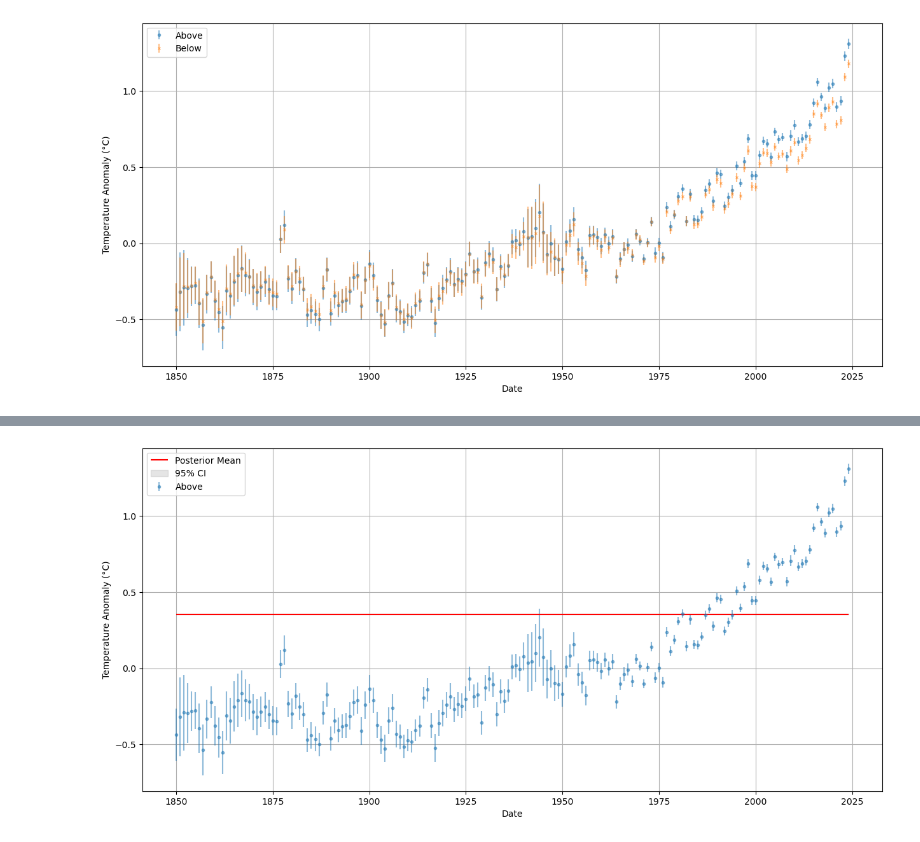
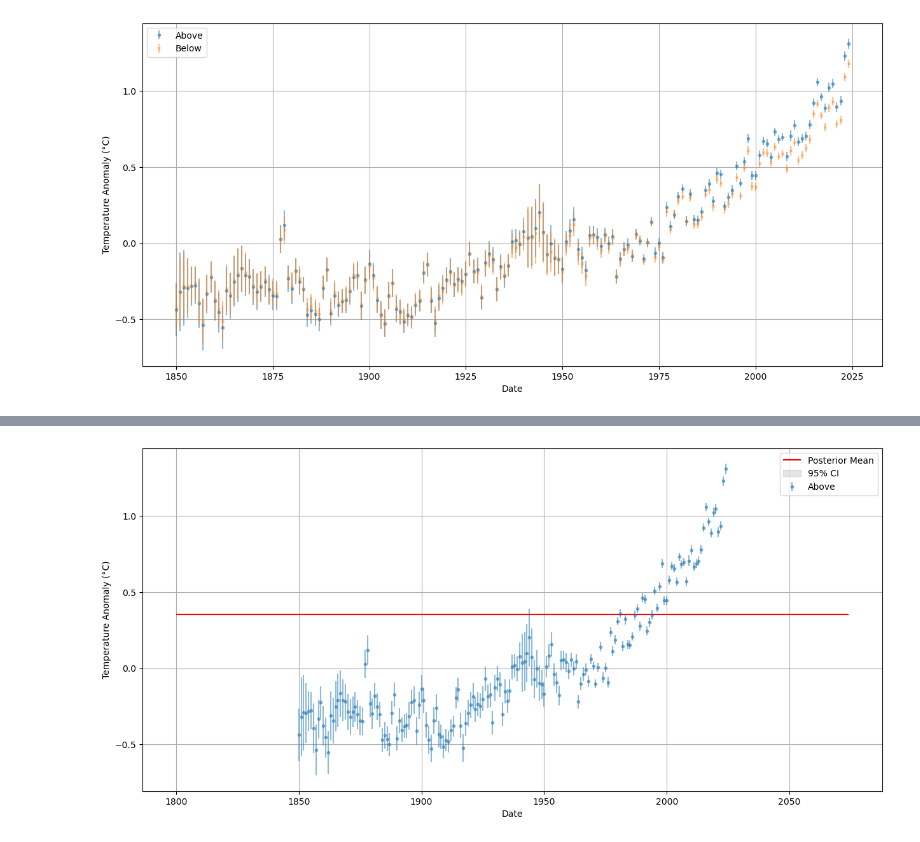
Before and after one commit to stevelonny/global-warming, a Jupyter notebook: exp-02.ipynb, the cells around one changed output, grey strips where cells are left out. Cells and saved outputs as stored; diff of their text form; code cells hidden in the pictures.

```diff
--- a/exp-02.ipynb
+++ b/exp-02.ipynb
@@ -162,26 +164,26 @@ print(result["samples"])
 # %%
 plt.figure(figsize=(15, 7))
 plt.errorbar(df["year"], df["annual_anomaly_above"], yerr=df["annual_unc_above"], fmt="o", markersize=3, label="Above", alpha=0.5)
-plt.hlines(result["posterior"]["mean"], df["year"].min(), df["year"].max(), color="red", label="Posterior Mean")
+plt.hlines(result["posterior"]["mean"], df["year"].min()-50, df["year"].max()+50, color="red", label="Posterior Mean")
 q_samples = result["samples"][:, 0]
 ci_low, ci_high = np.percentile(q_samples, [2.5, 97.5])
 
 plt.fill_between(
-    [df["year"].min(), df["year"].max()],
+    [df["year"].min()-50, df["year"].max()+50],
     ci_low,
     ci_high,
     color="gray",
     alpha=0.2,
     label="95% CI",
 )
 plt.xlabel("Date")
 plt.ylabel("Temperature Anomaly (°C)")
 plt.grid()
 plt.legend()
 
 plt.show()
 # %% [output]
-[figure, old version]
+[figure, new version]
 # %%
 def linear_model(x, q, m):
     return q + m*x
```
Also changed, not shown: parts of 20 cells of this notebook.
